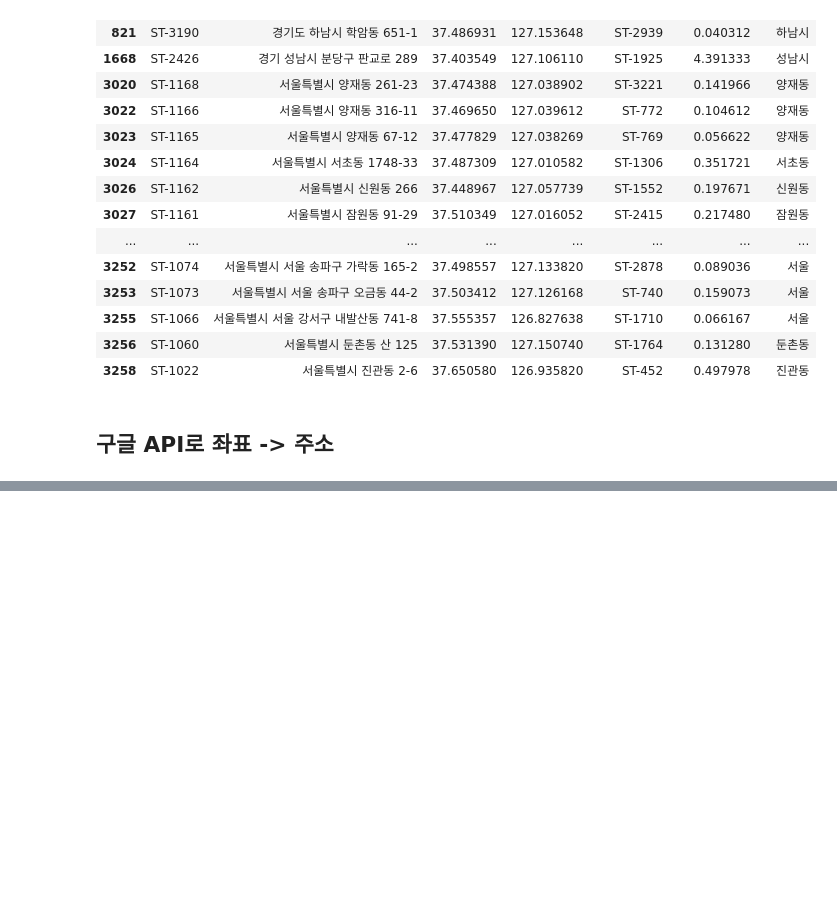
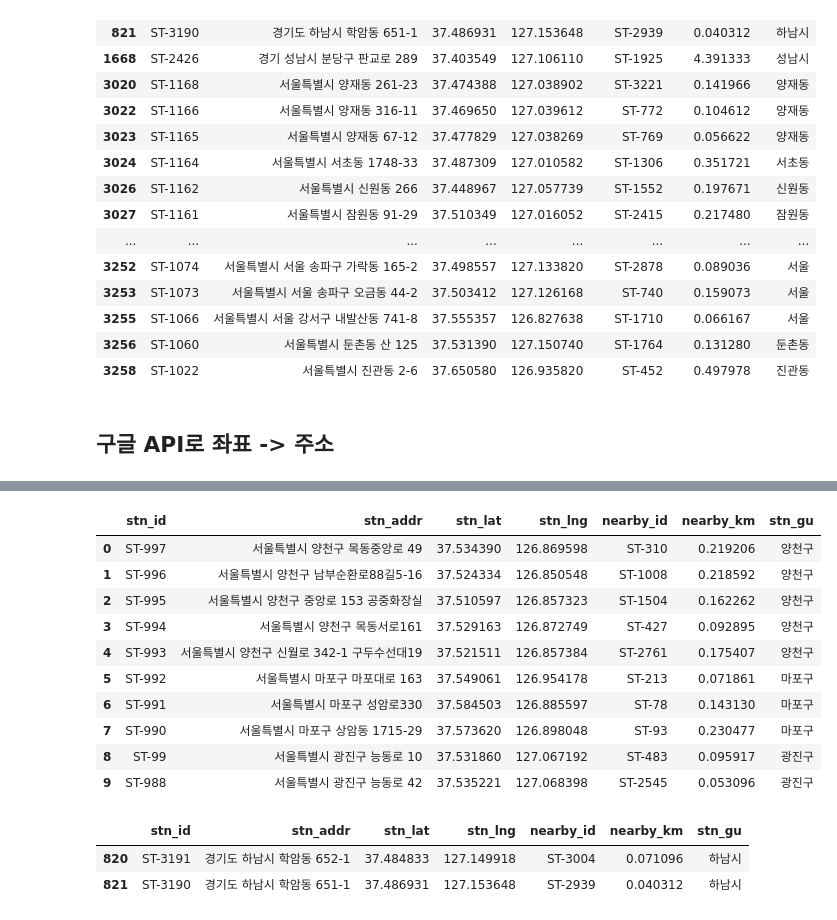
Before and after one commit to cyl0424/BA_Preprocessing, a Jupyter notebook: mstaer_data_final.ipynb, the cells around one changed output, grey strips where cells are left out. Saved outputs shown, nothing was run; the diff lists cells and outputs as text; code cells hidden in the pictures; blank space fills up the shorter version.

```diff
--- a/mstaer_data_final.ipynb
+++ b/mstaer_data_final.ipynb
@@ -129,0 +161,21 @@ KeyboardInterrupt:
+# %%
+result_df = pd.concat([true_df, false_df]).sort_index()
+result_df.head(10)
+# %% [output]
+|  | stn_id | stn_addr | stn_lat | stn_lng | nearby_id | nearby_km | stn_gu |
+| 0 | ST-997 | 서울특별시 양천구 목동중앙로 49 | 37.534390 | 126.869598 | ST-310 | 0.219206 | 양천구 |
+| 1 | ST-996 | 서울특별시 양천구 남부순환로88길5-16 | 37.524334 | 126.850548 | ST-1008 | 0.218592 | 양천구 |
+| 2 | ST-995 | 서울특별시 양천구 중앙로 153 공중화장실 | 37.510597 | 126.857323 | ST-1504 | 0.162262 | 양천구 |
+| 3 | ST-994 | 서울특별시 양천구 목동서로161 | 37.529163 | 126.872749 | ST-427 | 0.092895 | 양천구 |
+| 4 | ST-993 | 서울특별시 양천구 신월로 342-1 구두수선대19 | 37.521511 | 126.857384 | ST-2761 | 0.175407 | 양천구 |
+| 5 | ST-992 | 서울특별시 마포구 마포대로 163 | 37.549061 | 126.954178 | ST-213 | 0.071861 | 마포구 |
+| 6 | ST-991 | 서울특별시 마포구 성암로330 | 37.584503 | 126.885597 | ST-78 | 0.143130 | 마포구 |
+| 7 | ST-990 | 서울특별시 마포구 상암동 1715-29 | 37.573620 | 126.898048 | ST-93 | 0.230477 | 마포구 |
+| 8 | ST-99 | 서울특별시 광진구 능동로 10 | 37.531860 | 127.067192 | ST-483 | 0.095917 | 광진구 |
+| 9 | ST-988 | 서울특별시 광진구 능동로 42 | 37.535221 | 127.068398 | ST-2545 | 0.053096 | 광진구 |
+# %%
+result_df[~result_df['stn_gu'].str.endswith('구')]
+# %% [output]
+|  | stn_id | stn_addr | stn_lat | stn_lng | nearby_id | nearby_km | stn_gu |
+| 820 | ST-3191 | 경기도 하남시 학암동 652-1 | 37.484833 | 127.149918 | ST-3004 | 0.071096 | 하남시 |
+| 821 | ST-3190 | 경기도 하남시 학암동 651-1 | 37.486931 | 127.153648 | ST-2939 | 0.040312 | 하남시 |
```
Also changed, not shown: parts of 4 cells of this notebook, 1 other file.
